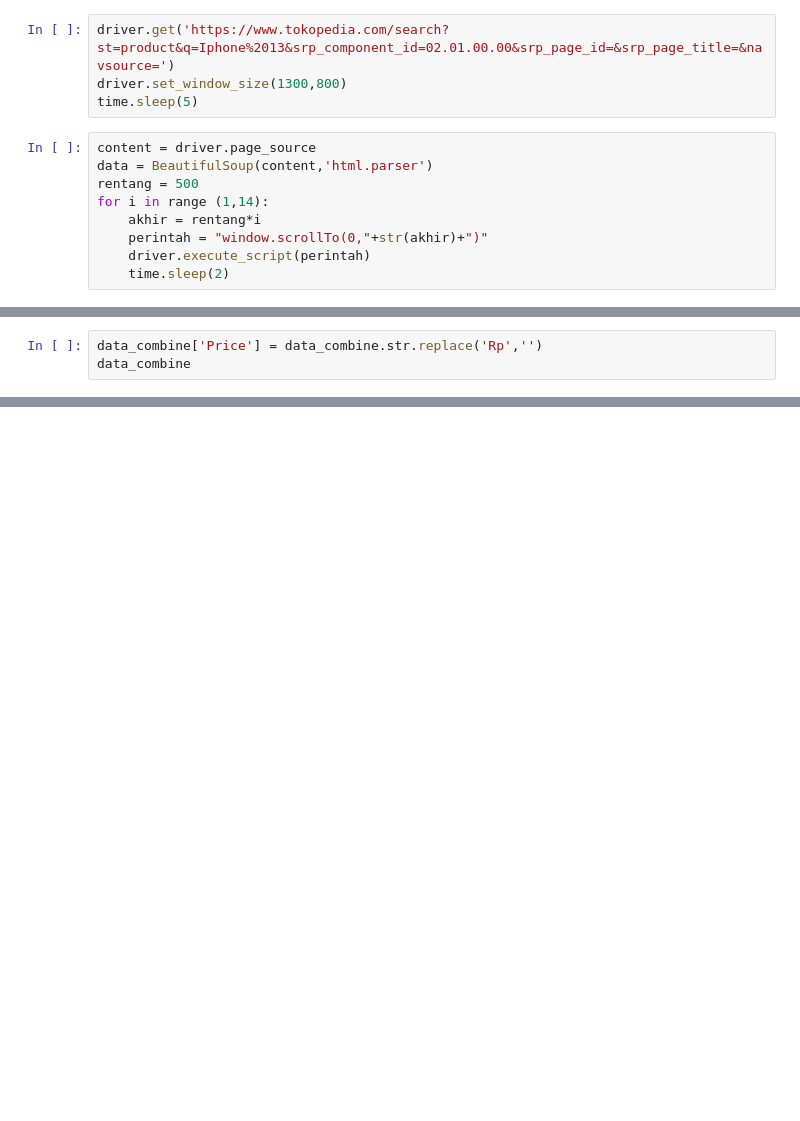
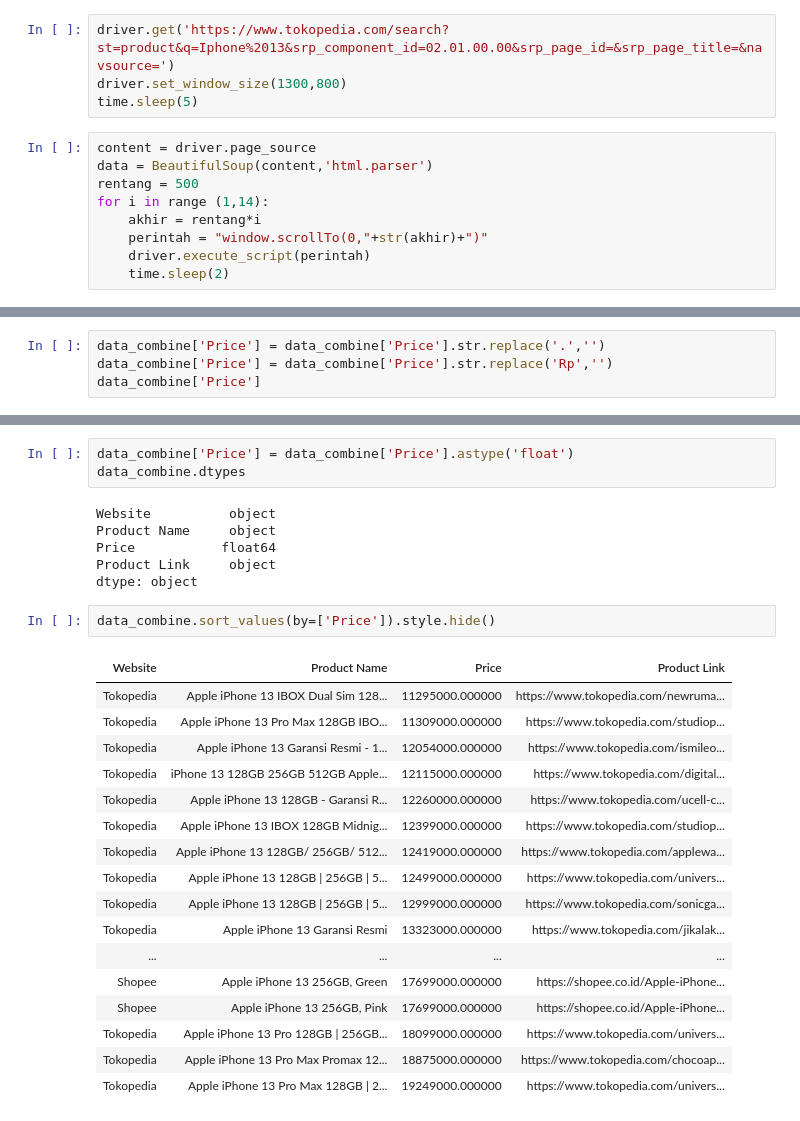
Before and after one commit to meilindazheng/web-automation, a Jupyter notebook: web-automation-task.ipynb, the cells around one changed output, grey strips where cells are left out. Saved outputs shown, nothing was run; the diff lists cells and outputs as text; blank space fills up the shorter version.

Commit message:
sort concat data frame for single page

```diff
--- a/web-automation-task.ipynb
+++ b/web-automation-task.ipynb
@@ -144,4 +151,5 @@ data_combine
 # %%
-data_combine['Price'] = data_combine.str.replace('Rp','')
-data_combine
+data_combine['Price'] = data_combine['Price'].str.replace('.','')
+data_combine['Price'] = data_combine['Price'].str.replace('Rp','')
+data_combine['Price']
 # %% [output]
@@ -148,0 +173,29 @@ AttributeError: 'DataFrame' object has no attribute 'str'
+# %%
+data_combine['Price'] = data_combine['Price'].astype('float')
+data_combine.dtypes
+# %% [output]
+Website          object
+Product Name     object
+Price           float64
+Product Link     object
+dtype: object
+# %%
+data_combine.sort_values(by=['Price']).style.hide()
+# %% [output]
+| Website | Product Name | Price | Product Link |
+| Tokopedia | Apple iPhone 13 IBOX Dual Sim 128... | 11295000.000000 | https://www.tokopedia.com/newruma... |
+| Tokopedia | Apple iPhone 13 Pro Max 128GB IBO... | 11309000.000000 | https://www.tokopedia.com/studiop... |
+| Tokopedia | Apple iPhone 13 Garansi Resmi - 1... | 12054000.000000 | https://www.tokopedia.com/ismileo... |
+| Tokopedia | iPhone 13 128GB 256GB 512GB Apple... | 12115000.000000 | https://www.tokopedia.com/digital... |
+| Tokopedia | Apple iPhone 13 128GB - Garansi R... | 12260000.000000 | https://www.tokopedia.com/ucell-c... |
+| Tokopedia | Apple iPhone 13 IBOX 128GB Midnig... | 12399000.000000 | https://www.tokopedia.com/studiop... |
+| Tokopedia | Apple iPhone 13 128GB/ 256GB/ 512... | 12419000.000000 | https://www.tokopedia.com/applewa... |
+| Tokopedia | Apple iPhone 13 128GB | 256GB | 5... | 12499000.000000 | https://www.tokopedia.com/univers... |
+| Tokopedia | Apple iPhone 13 128GB | 256GB | 5... | 12999000.000000 | https://www.tokopedia.com/sonicga... |
+| Tokopedia | Apple iPhone 13 Garansi Resmi | 13323000.000000 | https://www.tokopedia.com/jikalak... |
+| ... | ... | ... | ... |
+| Shopee | Apple iPhone 13 256GB, Green | 17699000.000000 | https://shopee.co.id/Apple-iPhone... |
+| Shopee | Apple iPhone 13 256GB, Pink | 17699000.000000 | https://shopee.co.id/Apple-iPhone... |
+| Tokopedia | Apple iPhone 13 Pro 128GB | 256GB... | 18099000.000000 | https://www.tokopedia.com/univers... |
+| Tokopedia | Apple iPhone 13 Pro Max Promax 12... | 18875000.000000 | https://www.tokopedia.com/chocoap... |
+| Tokopedia | Apple iPhone 13 Pro Max 128GB | 2... | 19249000.000000 | https://www.tokopedia.com/univers... |
```
Also changed, not shown: parts of 6 cells of this notebook.
